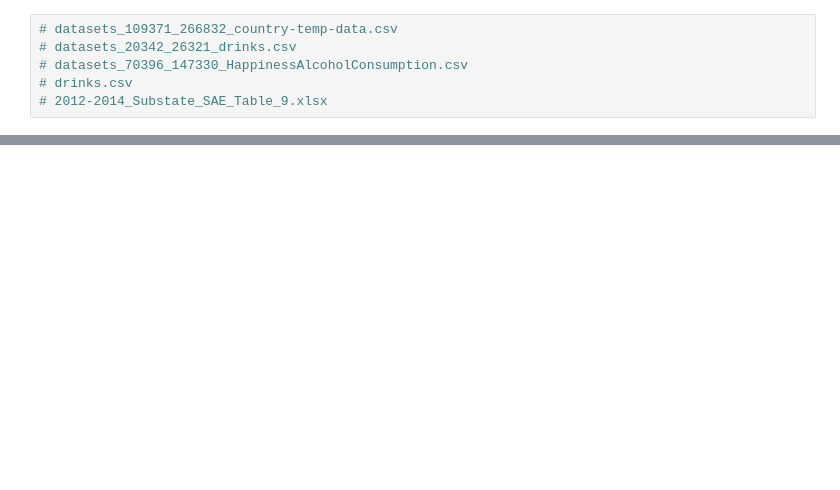
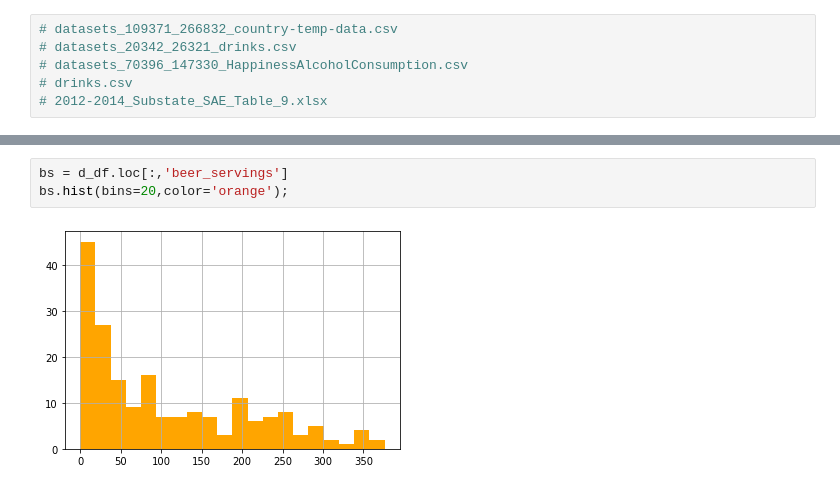
Before and after one commit to MatthewNewell006/alcohol_consumption, a Jupyter notebook: alcohol_data.ipynb, the cells around one changed output, grey strips where cells are left out. Cells and saved outputs as stored; diff of their text form; blank space fills up the shorter version.

```diff
--- a/alcohol_data.ipynb
+++ b/alcohol_data.ipynb
@@ -56,0 +98,5 @@ drinks_df
+# %%
+bs = d_df.loc[:,'beer_servings']
+bs.hist(bins=20,color='orange');
+# %% [output]
+[figure, added]
```
Also changed, not shown: parts of 16 cells of this notebook, 3 other files.
